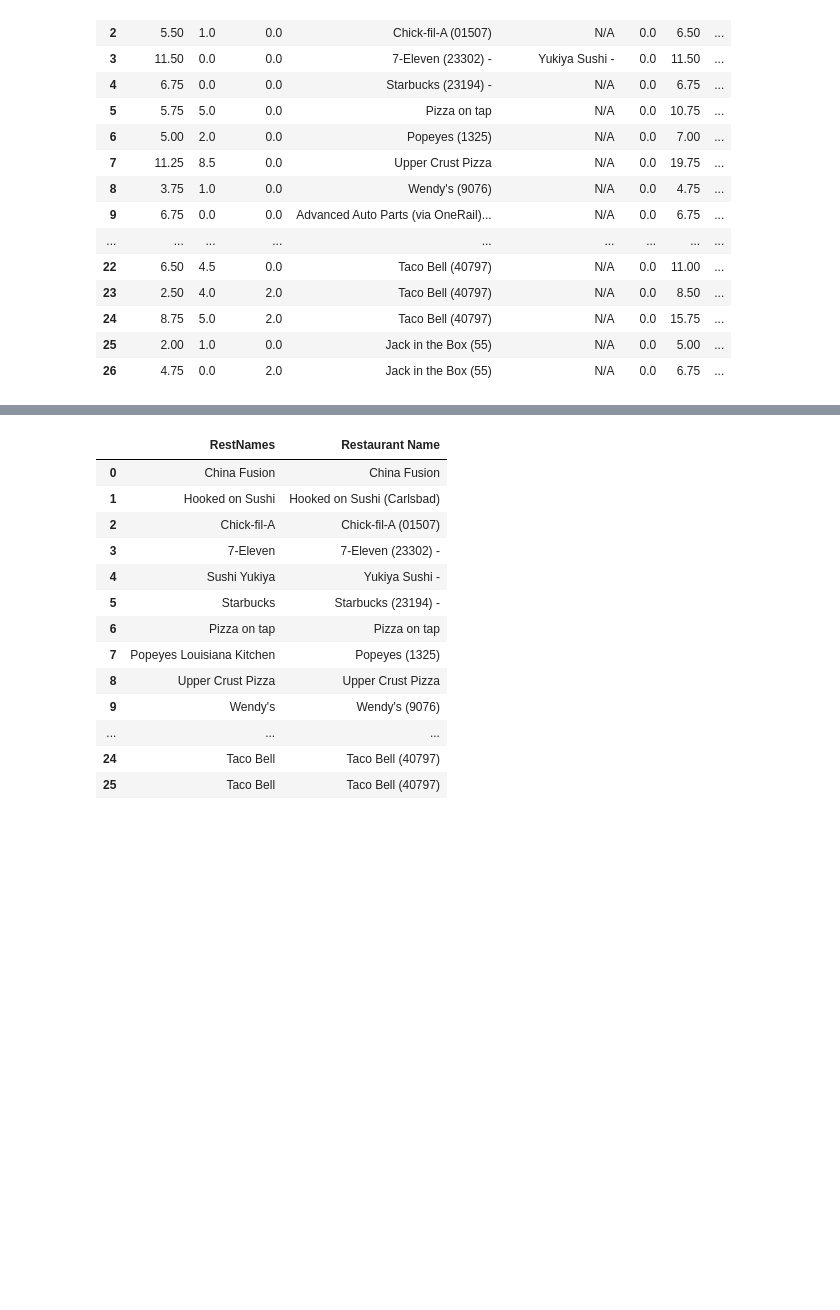
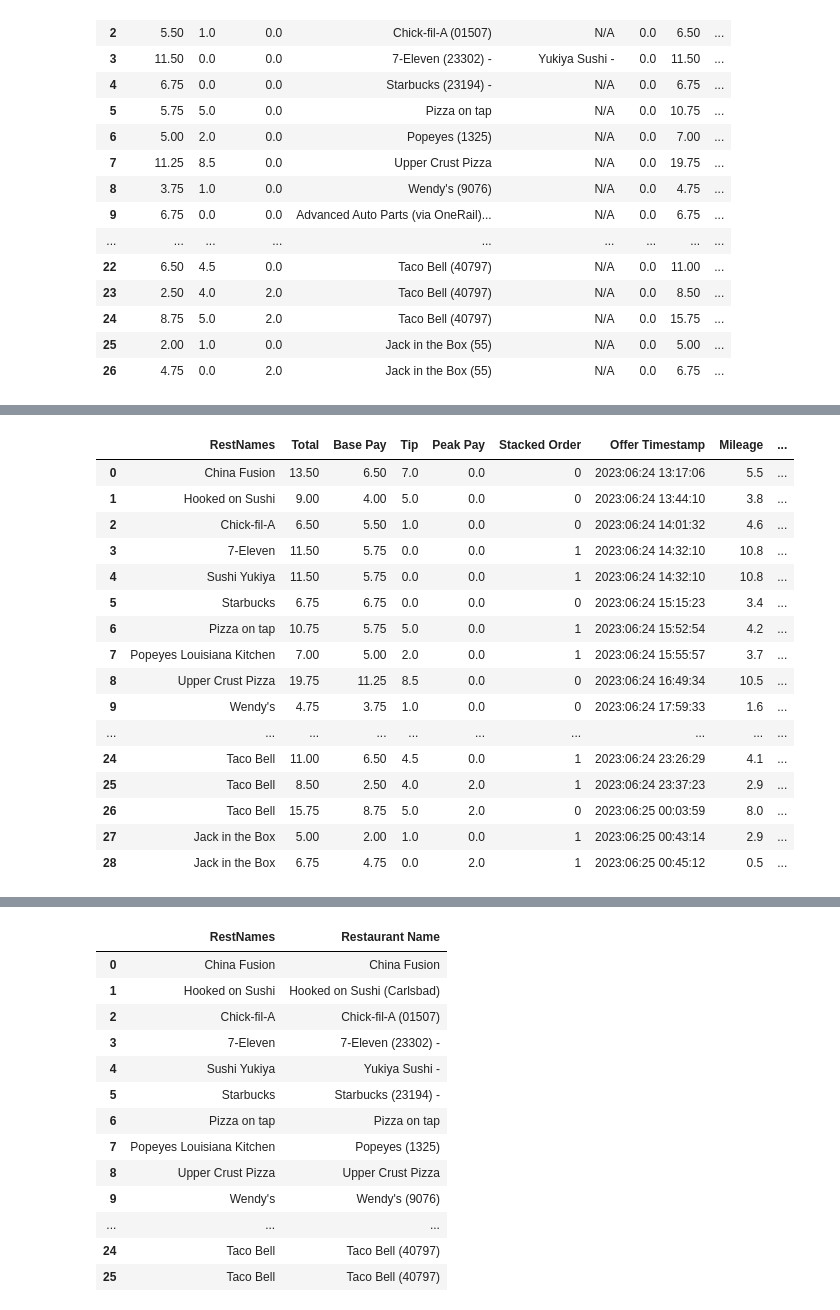
Before and after one commit to Crawford92/DeliveryData, a Jupyter notebook: InputHandling.ipynb, the cells around one changed output, grey strips where cells are left out. Drawn from its saved outputs; the diff is of its cells as text; code cells hidden in the pictures; blank space fills up the shorter version.

Commit message:
Formatting of image data complete except for grabbing ID value from sheets

```diff
--- a/InputHandling.ipynb
+++ b/InputHandling.ipynb
@@ -770,0 +747,5 @@ New TS_B: 2023:06:24 21:48:28
+# %%
+exportDeliveriesDF = testOutputDF[["RestNames", "Total", "Base Pay",
+                                   "Tip", "Peak Pay", "Stacked Order", "Offer Timestamp", "Mileage",
+                                  "Completed Timestamp"]].copy()
+exportDeliveriesDF.head()
@@ -770,0 +759,11 @@ New TS_B: 2023:06:24 21:48:28
+# %%
+dateFromDF = exportDeliveriesDF["Offer Timestamp"][0]
+#dateFromDF = dateFromDF[:dateFromDF.index(" ")]
+#We can hard code values since we know its always going to be yyyy:mm:dd
+#Actually we don't even need to peel the time off
+dateFromDF = dateFromDF[5:10] + "/" + dateFromDF[0:4]
+dateFromDF = dateFromDF.replace(":", "/")
+#print(dateFromDF)
+exportDeliveriesDF["Date"] = dateFromDF
+#Honestly we can just set the date to whatever the first col value is
+exportDeliveriesDF.head()
@@ -770,0 +777,48 @@ New TS_B: 2023:06:24 21:48:28
+# %%
+#Again, since we know the format is always yyyy:mm:dd hh:mm:ss
+#Not sure how Sheets will convert, as is I type in 24 hour time and it displays in AM/PM
+#Lets just convert to am/pm for now
+exportDeliveriesDF["Start Time"] = 1
+exportDeliveriesDF["End Time"] = 1
+for index, value in exportDeliveriesDF.iterrows():
+    startTime = exportDeliveriesDF["Offer Timestamp"][index]
+    startTime = startTime[11:16]
+    endTime = exportDeliveriesDF["Completed Timestamp"][index]
+    endTime = endTime[11:16]
+    #CHANGE THIS TO ZERO IF SHEETS ENDS UP BEING SILLY LOOKING
+    convertTo12HrFlag = 1
+    if(convertTo12HrFlag):
+        intA = int(startTime[0:2])
+        intB = int(endTime[0:2])
+        if(intA >= 13):
+            intA = intA-12
+        if(intB >= 13):
+            intB = intB-12
+        strA = str(intA)
+        strB = str(intB)
+        startTime = strA + startTime[2:5]
+        endTime = strB + endTime[2:5]
+        #print(startTime, endTime)
+        exportDeliveriesDF.at[index, "Start Time"] = startTime
+        exportDeliveriesDF.at[index, "End Time"] = endTime
+
+
+exportDeliveriesDF
+# %% [output]
+|  | RestNames | Total | Base Pay | Tip | Peak Pay | Stacked Order | Offer Timestamp | Mileage | ... |
+| 0 | China Fusion | 13.50 | 6.50 | 7.0 | 0.0 | 0 | 2023:06:24 13:17:06 | 5.5 | ... |
+| 1 | Hooked on Sushi | 9.00 | 4.00 | 5.0 | 0.0 | 0 | 2023:06:24 13:44:10 | 3.8 | ... |
+| 2 | Chick-fil-A | 6.50 | 5.50 | 1.0 | 0.0 | 0 | 2023:06:24 14:01:32 | 4.6 | ... |
+| 3 | 7-Eleven | 11.50 | 5.75 | 0.0 | 0.0 | 1 | 2023:06:24 14:32:10 | 10.8 | ... |
+| 4 | Sushi Yukiya | 11.50 | 5.75 | 0.0 | 0.0 | 1 | 2023:06:24 14:32:10 | 10.8 | ... |
+| 5 | Starbucks | 6.75 | 6.75 | 0.0 | 0.0 | 0 | 2023:06:24 15:15:23 | 3.4 | ... |
+| 6 | Pizza on tap | 10.75 | 5.75 | 5.0 | 0.0 | 1 | 2023:06:24 15:52:54 | 4.2 | ... |
+| 7 | Popeyes Louisiana Kitchen | 7.00 | 5.00 | 2.0 | 0.0 | 1 | 2023:06:24 15:55:57 | 3.7 | ... |
+| 8 | Upper Crust Pizza | 19.75 | 11.25 | 8.5 | 0.0 | 0 | 2023:06:24 16:49:34 | 10.5 | ... |
+| 9 | Wendy's | 4.75 | 3.75 | 1.0 | 0.0 | 0 | 2023:06:24 17:59:33 | 1.6 | ... |
+| ... | ... | ... | ... | ... | ... | ... | ... | ... | ... |
+| 24 | Taco Bell | 11.00 | 6.50 | 4.5 | 0.0 | 1 | 2023:06:24 23:26:29 | 4.1 | ... |
+| 25 | Taco Bell | 8.50 | 2.50 | 4.0 | 2.0 | 1 | 2023:06:24 23:37:23 | 2.9 | ... |
+| 26 | Taco Bell | 15.75 | 8.75 | 5.0 | 2.0 | 0 | 2023:06:25 00:03:59 | 8.0 | ... |
+| 27 | Jack in the Box | 5.00 | 2.00 | 1.0 | 0.0 | 1 | 2023:06:25 00:43:14 | 2.9 | ... |
+| 28 | Jack in the Box | 6.75 | 4.75 | 0.0 | 2.0 | 1 | 2023:06:25 00:45:12 | 0.5 | ... |
```
Also changed, not shown: parts of 8 cells of this notebook.
